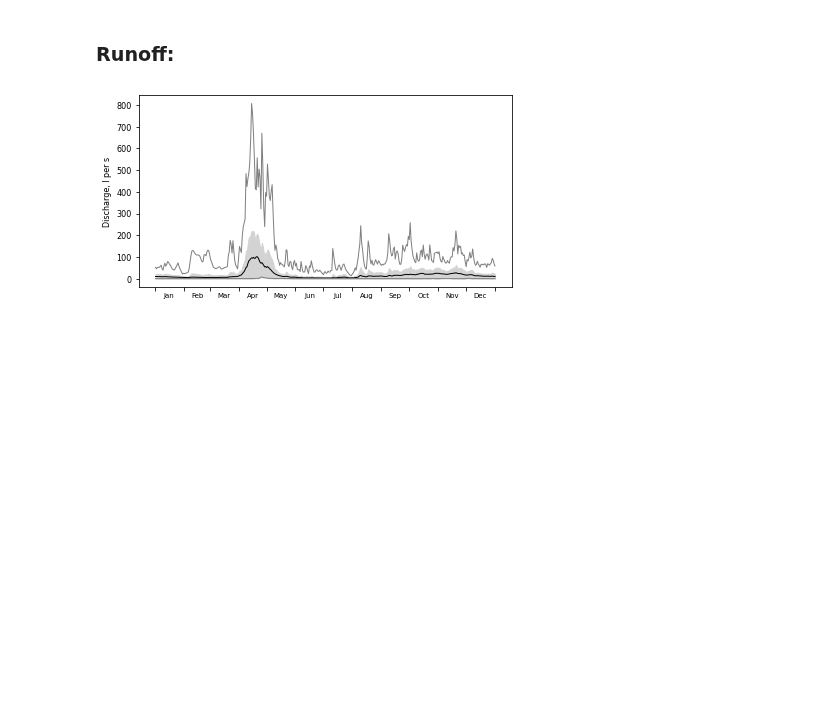
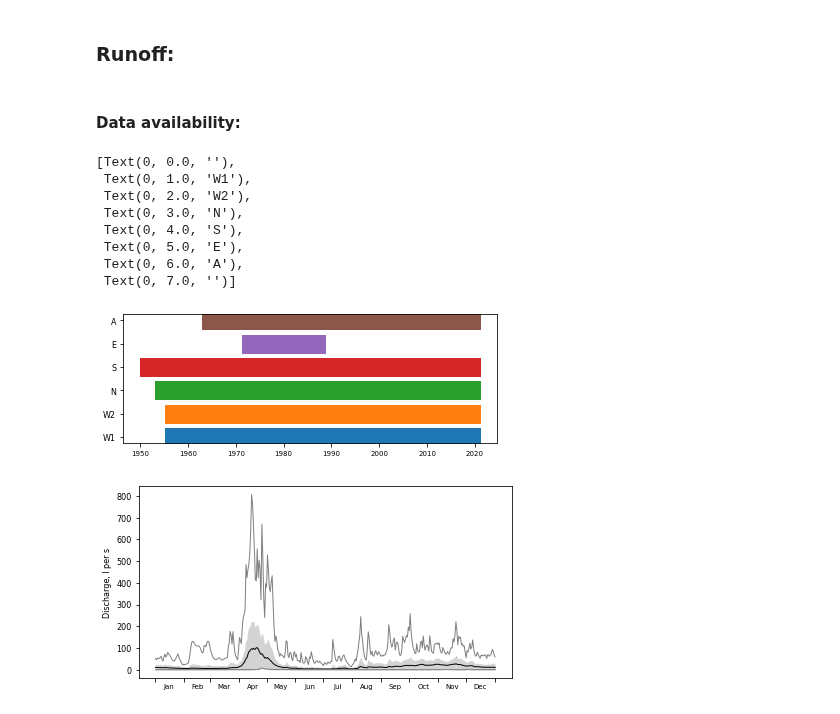
Before and after one commit to shi-hydrology/lammin-suo-plots, a Jupyter notebook: lammin_suo_plots.ipynb, the cells around one changed output. Saved outputs shown, nothing was run; the diff lists cells and outputs as text; code cells hidden in the pictures; blank space fills up the shorter version.

```diff
--- a/lammin_suo_plots.ipynb
+++ b/lammin_suo_plots.ipynb
@@ -682,6 +692,41 @@ plt.savefig(fig_path, dpi=300, transparent=False, facecolor="white")
 [figure]
 # %% [markdown]
 ### Runoff:
+# %% [markdown]
+#### Data availability:
+# %%
+f = "water-discharge_daily_1950-2020.csv"
+
+fig, ax = plt.subplots()
+fig.set_size_inches(2*wu, 1*hu)
+
+df = prepare(os.path.join(work_dir, f))
+
+width = 1
+height = 100
+verts = list(zip([-width,width,width,-width],[-height,-height,height,height]))
+
+sites = df["SITE"].unique()
+i = 1
+df["id"] = np.nan
+for s in sites:
+    df["id"] = np.where(df["SITE"] == s, i, df["id"])
+    ax.scatter(df.loc[df["id"] == i].index, df.loc[df["id"] == i]["id"], marker=verts, s=350)
+    i += 1
+
+labels = ["",]
+labels += list(sites)
+ax.set_yticklabels(labels)
+# %% [output]
+[Text(0, 0.0, ''),
+ Text(0, 1.0, 'W1'),
+ Text(0, 2.0, 'W2'),
+ Text(0, 3.0, 'N'),
+ Text(0, 4.0, 'S'),
+ Text(0, 5.0, 'E'),
+ Text(0, 6.0, 'A'),
+ Text(0, 7.0, '')]
+[figure, added]
 # %%
 f = "1950-2018_runoff.csv"
 
```
Also changed, not shown: parts of 1 cell of this notebook.
